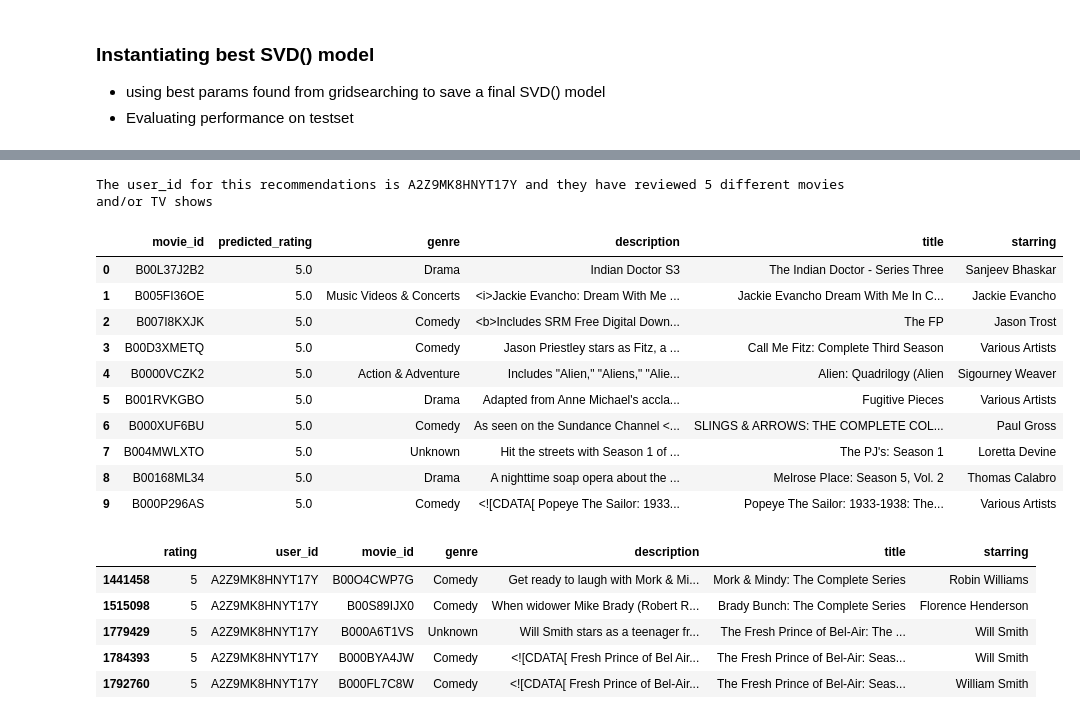
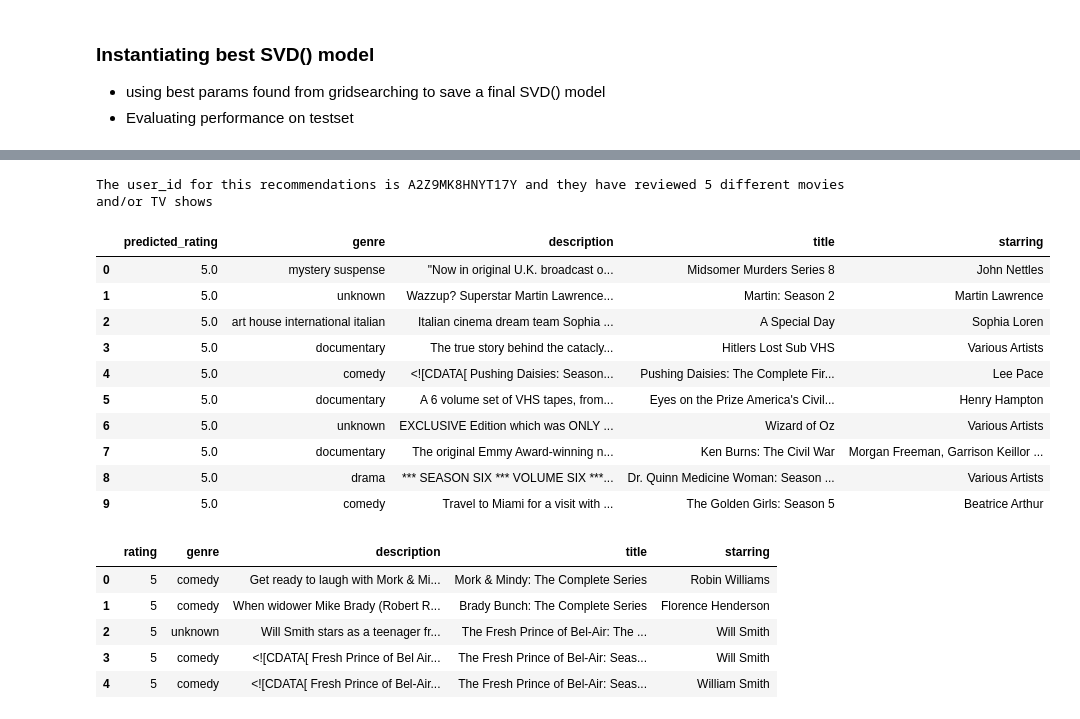
Before and after one commit to ImMaxRoss/film_finder, a Jupyter notebook: collaborative_filtering.ipynb, the cells around one changed output, grey strips where cells are left out. Drawn from its saved outputs; the diff is of its cells as text; code cells hidden in the pictures.

Commit message:
pushing finished MVP

```diff
--- a/collaborative_filtering.ipynb
+++ b/collaborative_filtering.ipynb
@@ -32,12 +32,7 @@ import random
 
 from surprise import Dataset, Reader, accuracy
 from surprise.model_selection import cross_validate, train_test_split, GridSearchCV
-from surprise.prediction_algorithms import BaselineOnly, SVDpp, SVD
-
-
-# increasing display to view large descriptions and reviewText
-pd.set_option('display.max_colwidth', None)
-
+from surprise.prediction_algorithms import BaselineOnly,NormalPredictor, SVDpp, SVD
 
 
 import warnings
@@ -92 +101,9 @@ trainset, testset = train_test_split(data, test_size=0.2, random_state=42)
 Evaluation: An RMSE value of 0.9352 for the predicted 'rating' (scaled 1 to 5) implies that, on average, the predicted ratings have an error of approximately 0.94. Since the error is less than 1, the models have a relatively decent performance in predicting user ratings. However, further improvements may still be made through hyperparameter tuning and testing more complex models.
+# %%
+# Using NormalPredictor() as a dummy model to evaluate later model iteration
+normal_dummy = NormalPredictor()
+normal_dummy.fit(trainset)
+
+# Setting the predicted RMSE score to dum_score
+predictions = normal_dummy.test(testset)
+dum_score = accuracy.rmse(predictions)
@@ -259,8 +267,8 @@ print(g_s_svdpp.best_params)
 - using best params found from gridsearching to save a final SVD() model
 - Evaluating performance on testset
 # %%
-SVDpp_one = SVDpp(n_factors=5,n_epochs=20, random_state=42)
+SVDpp_one = SVDpp(n_factors=5,n_epochs=20, cache_ratings=True, random_state=42)
 SVDpp_one.fit(trainset)
 predictions = SVDpp_one.test(testset)
-SVDpp_last = accuracy.rmse(predictions)
+SVDpp_first = accuracy.rmse(predictions)
 # %% [output]
@@ -312,4 +337,4 @@ def recommend_movies(trained_model, movie_df, N=5, user_id=None):
     print(f"The user_id for this recommendations is {user_id} and they have reviewed {num_movies_reviewed} different movies and/or TV shows")
 
     # Return top N movie recommendations without unnecessary columns
-    return top_N_ratings.drop(columns=['user_id', 'rating'], axis=1)
+    return top_N_ratings.drop(columns=['user_id', 'rating', 'movie_id'], axis=1)
@@ -316,26 +376,26 @@ def recommend_movies(trained_model, movie_df, N=5, user_id=None):
 # %%
-recommendations = recommend_movies(SVD_first, df_meta, N=10, user_id='A2Z9MK8HNYT17Y')
-recommendations
+recommendations2 = recommend_movies(SVDpp_one, df_meta, N=10, user_id='A2Z9MK8HNYT17Y')
+recommendations2
 # %% [output]
 The user_id for this recommendations is A2Z9MK8HNYT17Y and they have reviewed 5 different movies and/or TV shows
-|  | movie_id | predicted_rating | genre | description | title | starring |
-| 0 | B00L37J2B2 | 5.0 | Drama | Indian Doctor S3 | The Indian Doctor - Series Three | Sanjeev Bhaskar |
-| 1 | B005FI36OE | 5.0 | Music Videos & Concerts | <i>Jackie Evancho: Dream With Me ... | Jackie Evancho Dream With Me In C... | Jackie Evancho |
-| 2 | B007I8KXJK | 5.0 | Comedy | <b>Includes SRM Free Digital Down... | The FP | Jason Trost |
-| 3 | B00D3XMETQ | 5.0 | Comedy | Jason Priestley stars as Fitz, a ... | Call Me Fitz: Complete Third Season | Various Artists |
-| 4 | B0000VCZK2 | 5.0 | Action & Adventure | Includes "Alien," "Aliens," "Alie... | Alien: Quadrilogy (Alien | Sigourney Weaver |
-| 5 | B001RVKGBO | 5.0 | Drama | Adapted from Anne Michael's accla... | Fugitive Pieces | Various Artists |
-| 6 | B000XUF6BU | 5.0 | Comedy | As seen on the Sundance Channel <... | SLINGS & ARROWS: THE COMPLETE COL... | Paul Gross |
-| 7 | B004MWLXTO | 5.0 | Unknown | Hit the streets with Season 1 of ... | The PJ's: Season 1 | Loretta Devine |
-| 8 | B00168ML34 | 5.0 | Drama | A nighttime soap opera about the ... | Melrose Place: Season 5, Vol. 2 | Thomas Calabro |
-| 9 | B000P296AS | 5.0 | Comedy | <![CDATA[ Popeye The Sailor: 1933... | Popeye The Sailor: 1933-1938: The... | Various Artists |
+|  | predicted_rating | genre | description | title | starring |
+| 0 | 5.0 | mystery suspense | "Now in original U.K. broadcast o... | Midsomer Murders Series 8 | John Nettles |
+| 1 | 5.0 | unknown | Wazzup? Superstar Martin Lawrence... | Martin: Season 2 | Martin Lawrence |
+| 2 | 5.0 | art house international italian | Italian cinema dream team Sophia ... | A Special Day | Sophia Loren |
+| 3 | 5.0 | documentary | The true story behind the catacly... | Hitlers Lost Sub VHS | Various Artists |
+| 4 | 5.0 | comedy | <![CDATA[ Pushing Daisies: Season... | Pushing Daisies: The Complete Fir... | Lee Pace |
+| 5 | 5.0 | documentary | A 6 volume set of VHS tapes, from... | Eyes on the Prize America's Civil... | Henry Hampton |
+| 6 | 5.0 | unknown | EXCLUSIVE Edition which was ONLY ... | Wizard of Oz | Various Artists |
+| 7 | 5.0 | documentary | The original Emmy Award-winning n... | Ken Burns: The Civil War | Morgan Freeman, Garrison Keillor ... |
+| 8 | 5.0 | drama | *** SEASON SIX *** VOLUME SIX ***... | Dr. Quinn Medicine Woman: Season ... | Various Artists |
+| 9 | 5.0 | comedy | Travel to Miami for a visit with ... | The Golden Girls: Season 5 | Beatrice Arthur |
 # %%
-df_meta[df_meta['user_id'] == 'A2Z9MK8HNYT17Y']
+print_user_check_df(df_user_check, 'A2Z9MK8HNYT17Y')
 # %% [output]
-|  | rating | user_id | movie_id | genre | description | title | starring |
-| 1441458 | 5 | A2Z9MK8HNYT17Y | B00O4CWP7G | Comedy | Get ready to laugh with Mork & Mi... | Mork & Mindy: The Complete Series | Robin Williams |
-| 1515098 | 5 | A2Z9MK8HNYT17Y | B00S89IJX0 | Comedy | When widower Mike Brady (Robert R... | Brady Bunch: The Complete Series | Florence Henderson |
-| 1779429 | 5 | A2Z9MK8HNYT17Y | B000A6T1VS | Unknown | Will Smith stars as a teenager fr... | The Fresh Prince of Bel-Air: The ... | Will Smith |
-| 1784393 | 5 | A2Z9MK8HNYT17Y | B000BYA4JW | Comedy | <![CDATA[ Fresh Prince of Bel Air... | The Fresh Prince of Bel-Air: Seas... | Will Smith |
-| 1792760 | 5 | A2Z9MK8HNYT17Y | B000FL7C8W | Comedy | <![CDATA[ Fresh Prince of Bel-Air... | The Fresh Prince of Bel-Air: Seas... | William Smith |
+|  | rating | genre | description | title | starring |
+| 0 | 5 | comedy | Get ready to laugh with Mork & Mi... | Mork & Mindy: The Complete Series | Robin Williams |
+| 1 | 5 | comedy | When widower Mike Brady (Robert R... | Brady Bunch: The Complete Series | Florence Henderson |
+| 2 | 5 | unknown | Will Smith stars as a teenager fr... | The Fresh Prince of Bel-Air: The ... | Will Smith |
+| 3 | 5 | comedy | <![CDATA[ Fresh Prince of Bel Air... | The Fresh Prince of Bel-Air: Seas... | Will Smith |
+| 4 | 5 | comedy | <![CDATA[ Fresh Prince of Bel-Air... | The Fresh Prince of Bel-Air: Seas... | William Smith |
 # %% [markdown]
```
Also changed, not shown: parts of 33 cells of this notebook, 11 other files.
